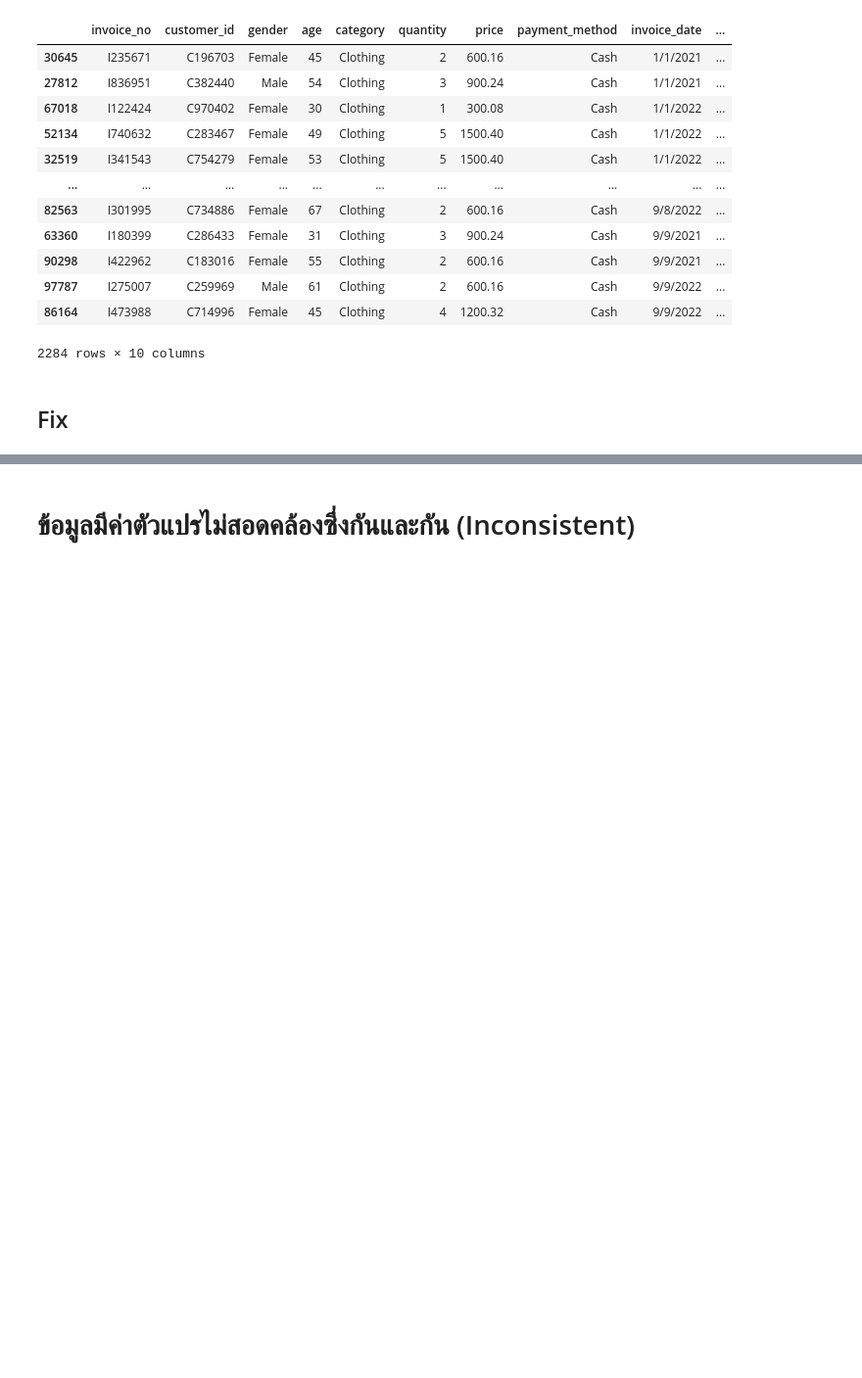
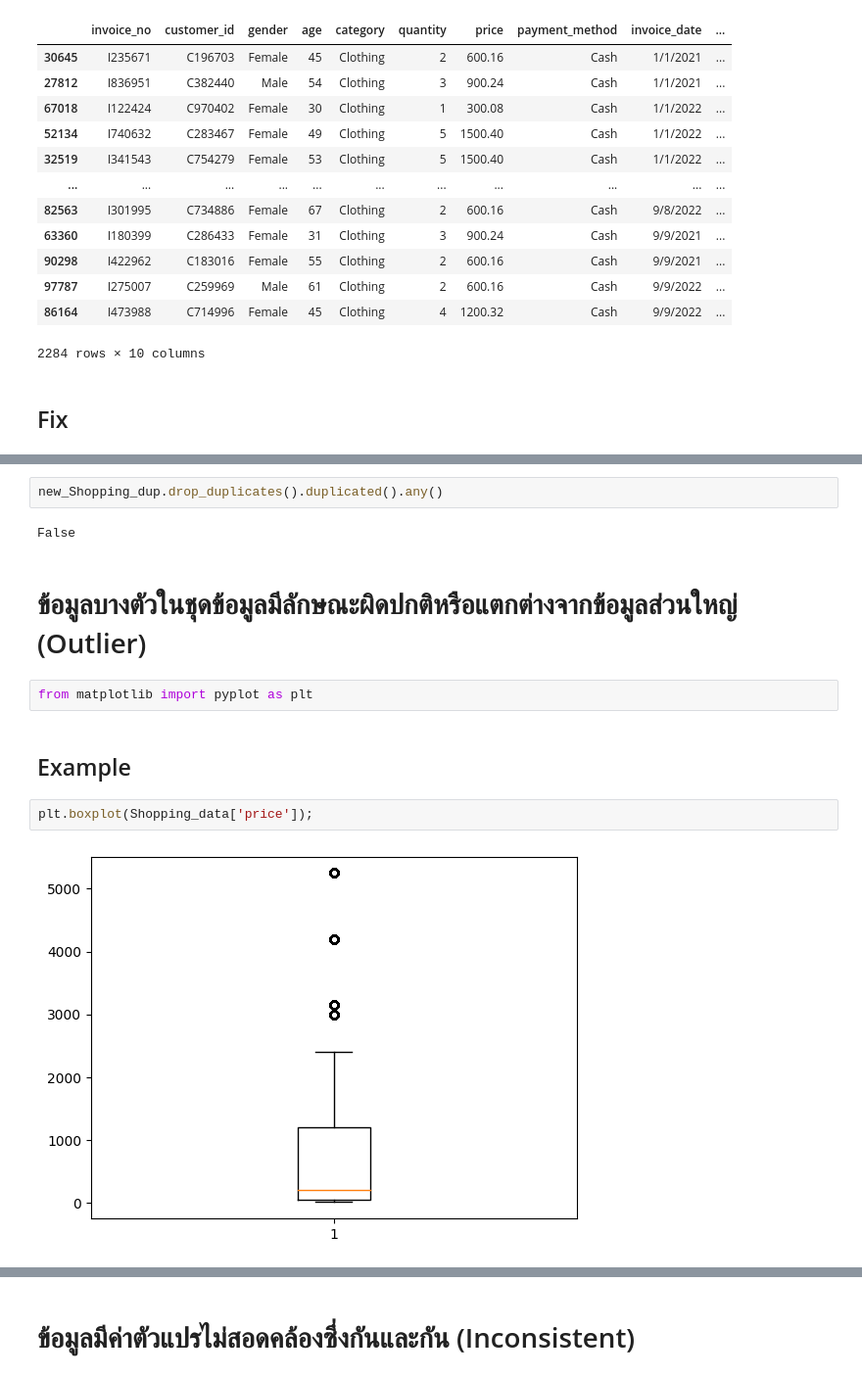
Before and after one commit to Piyaphat23/BSC_DPDM23, a Jupyter notebook: Data_Preprocessing.ipynb, the cells around one changed output, grey strips where cells are left out. Shown: that part at 98% size. Drawn from its saved outputs; the diff is of its cells as text; blank space fills up the shorter version.

```diff
--- a/Data_Preprocessing.ipynb
+++ b/Data_Preprocessing.ipynb
@@ -275,0 +300,14 @@ new_Shopping_dup[new_Shopping_dup.duplicated()]
+# %%
+new_Shopping_dup.drop_duplicates().duplicated().any()
+# %% [output]
+False
+# %% [markdown]
+# ข้อมูลบางตัวในชุดข้อมูลมีลักษณะผิดปกติหรือแตกต่างจากข้อมูลส่วนใหญ่ (Outlier)
+# %%
+from matplotlib import pyplot as plt
+# %% [markdown]
+## Example
+# %%
+plt.boxplot(Shopping_data['price']);
+# %% [output]
+[figure, added]
```
Also changed, not shown: parts of 54 cells of this notebook.
